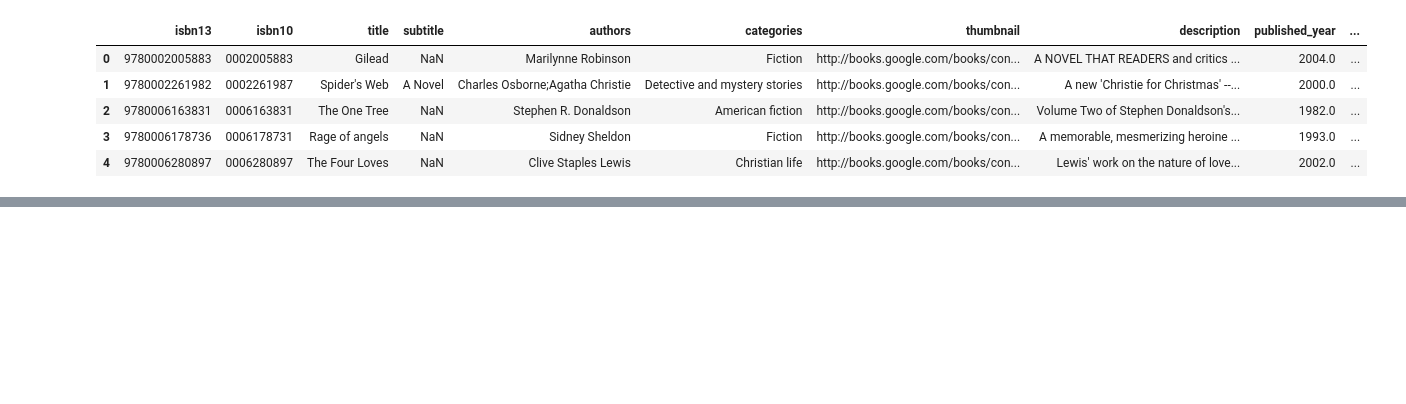
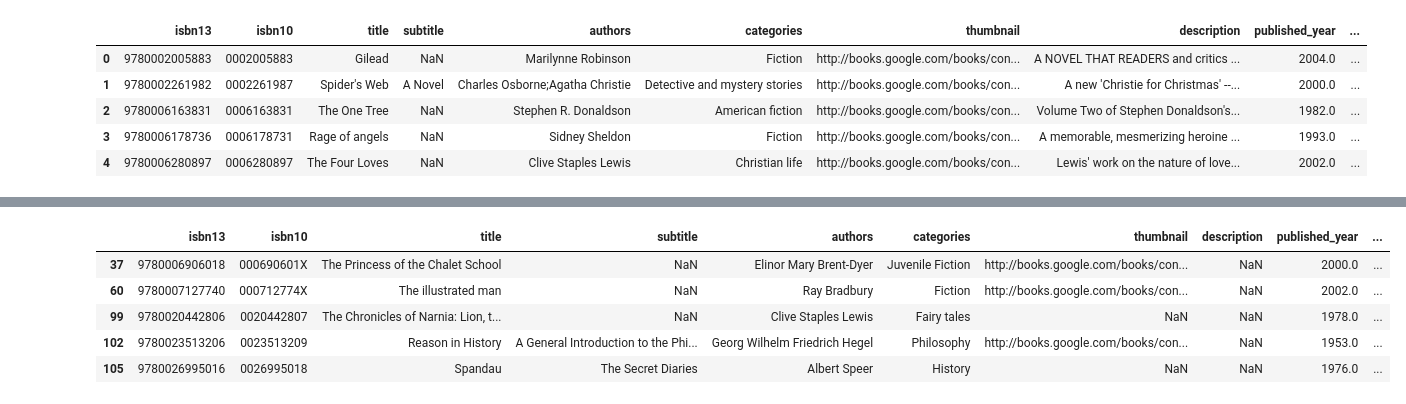
Before and after one commit to ayomidecole/Semantic-Book-Recommender, a Jupyter notebook: data-exploration.ipynb, the cells around one changed output, grey strips where cells are left out. Drawn from its saved outputs; the diff is of its cells as text; code cells hidden in the pictures; blank space fills up the shorter version.

```diff
--- a/data-exploration.ipynb
+++ b/data-exploration.ipynb
@@ -31,0 +47,5 @@ Matplotlib is building the font cache; this may take a moment.
+# %%
+import numpy as np
+
+books['missing_description'] = np.where(books['description'].isna(), 1, 0)
+books['age_of_book'] = 2024 - books['published_year']
@@ -31,0 +66,15 @@ Matplotlib is building the font cache; this may take a moment.
+# %%
+#books with missing values
+books_missing_values = books[(books['description'].isna())|
+books['num_pages'].isna() |
+books['average_rating'].isna() |
+books['published_year'].isna()]
+
+books_missing_values.head()
+# %% [output]
+|  | isbn13 | isbn10 | title | subtitle | authors | categories | thumbnail | description | published_year | ... |
+| 37 | 9780006906018 | 000690601X | The Princess of the Chalet School | NaN | Elinor Mary Brent-Dyer | Juvenile Fiction | http://books.google.com/books/con... | NaN | 2000.0 | ... |
+| 60 | 9780007127740 | 000712774X | The illustrated man | NaN | Ray Bradbury | Fiction | http://books.google.com/books/con... | NaN | 2002.0 | ... |
+| 99 | 9780020442806 | 0020442807 | The Chronicles of Narnia: Lion, t... | NaN | Clive Staples Lewis | Fairy tales | NaN | NaN | 1978.0 | ... |
+| 102 | 9780023513206 | 0023513209 | Reason in History | A General Introduction to the Phi... | Georg Wilhelm Friedrich Hegel | Philosophy | http://books.google.com/books/con... | NaN | 1953.0 | ... |
+| 105 | 9780026995016 | 0026995018 | Spandau | The Secret Diaries | Albert Speer | History | NaN | NaN | 1976.0 | ... |
```
Also changed, not shown: parts of 11 cells of this notebook, 3 other files.
